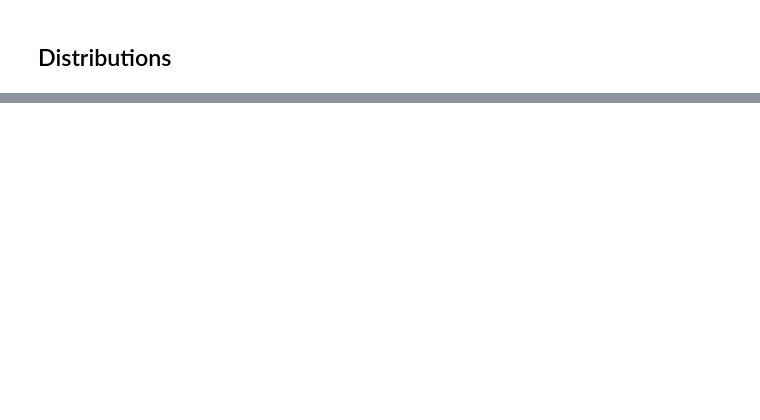
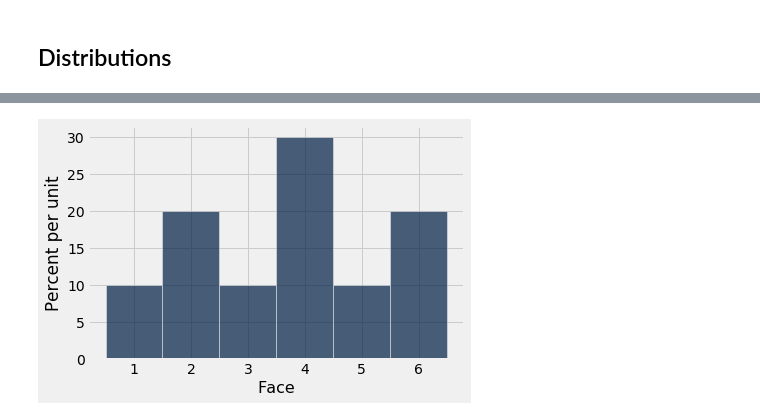
Before and after one commit to AUP-CS2065/lecture, a Jupyter notebook: lec06.ipynb, the cells around one changed output, grey strips where cells are left out. Saved outputs shown, nothing was run; the diff lists cells and outputs as text; code cells hidden in the pictures; blank space fills up the shorter version.

```diff
--- a/lec06.ipynb
+++ b/lec06.ipynb
@@ -468,0 +587,4 @@ die.hist()
+# %%
+die.sample(10).hist(bins=roll_bins)
+# %% [output]
+[figure, added]
```
Also changed, not shown: parts of 43 cells of this notebook.
